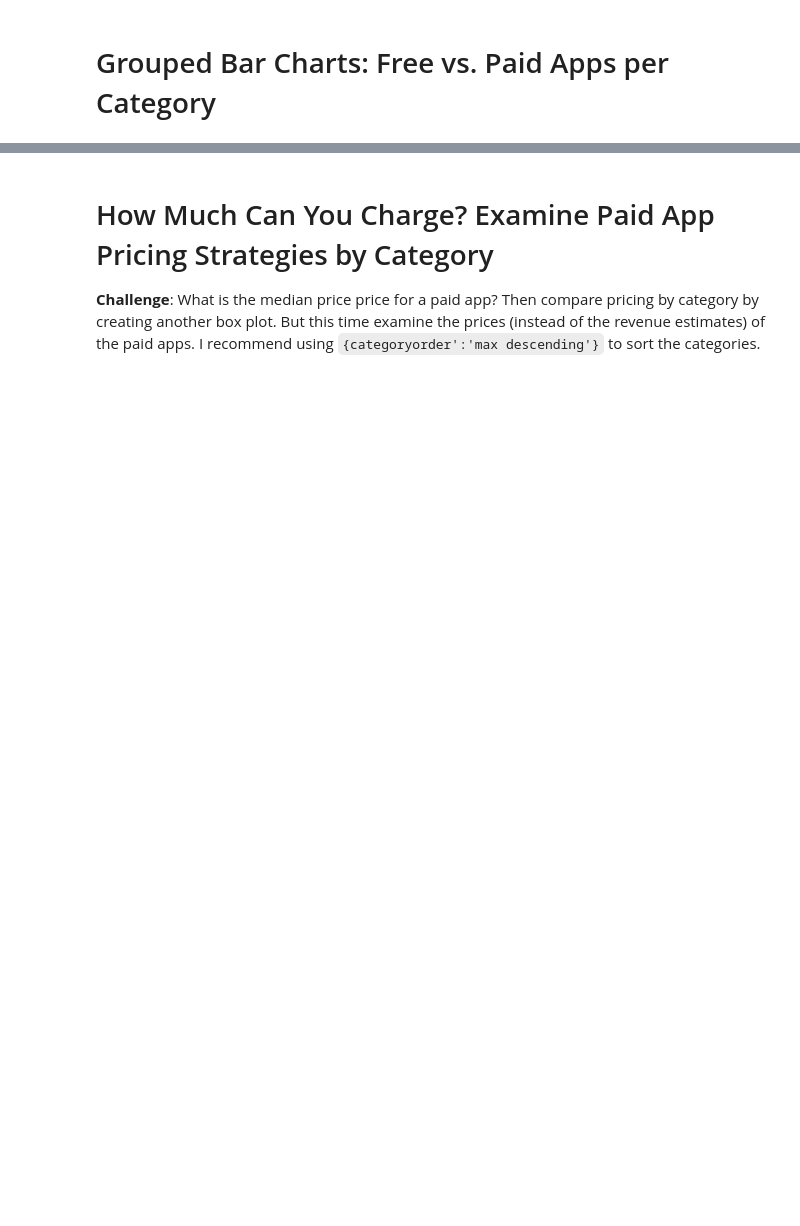
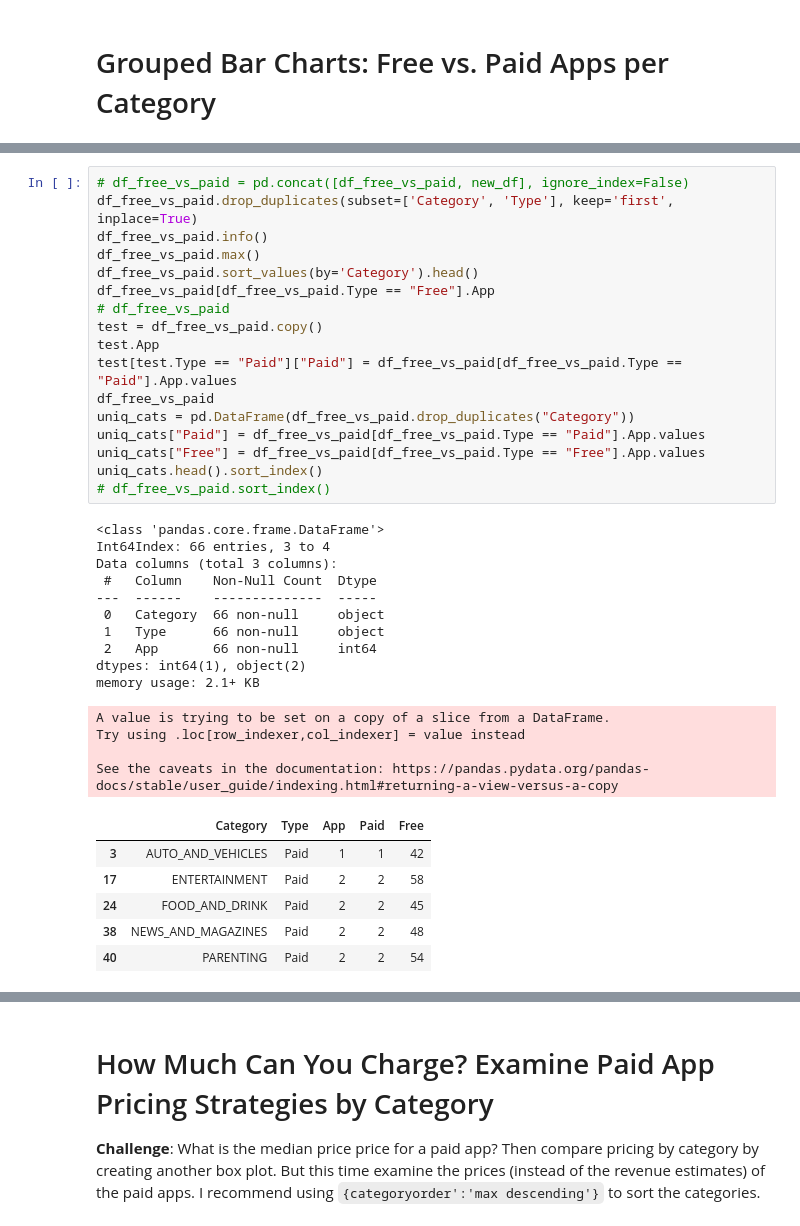
Before and after one commit to Taky0nDon/day76_plotly_datavis, a Jupyter notebook: Google Play Store App Analytics (start).ipynb, the cells around one changed output, grey strips where cells are left out. Cells and saved outputs as stored; diff of their text form; blank space fills up the shorter version.

Commit message:
working on displaying a grouped bar graph that shows the number of paid and free apps per category

```diff
--- a/Google Play Store App Analytics (start).ipynb
+++ b/Google Play Store App Analytics (start).ipynb
@@ -457,3 +426,41 @@ Try experimenting with the built in colour scales in Plotly. You can find a full
+# %%
+# df_free_vs_paid = pd.concat([df_free_vs_paid, new_df], ignore_index=False)
+df_free_vs_paid.drop_duplicates(subset=['Category', 'Type'], keep='first', inplace=True)
+df_free_vs_paid.info()
+df_free_vs_paid.max()
+df_free_vs_paid.sort_values(by='Category').head()
+df_free_vs_paid[df_free_vs_paid.Type == "Free"].App
+# df_free_vs_paid
+test = df_free_vs_paid.copy()
+test.App
+test[test.Type == "Paid"]["Paid"] = df_free_vs_paid[df_free_vs_paid.Type == "Paid"].App.values
+df_free_vs_paid
+uniq_cats = pd.DataFrame(df_free_vs_paid.drop_duplicates("Category"))
+uniq_cats["Paid"] = df_free_vs_paid[df_free_vs_paid.Type == "Paid"].App.values
+uniq_cats["Free"] = df_free_vs_paid[df_free_vs_paid.Type == "Free"].App.values
+uniq_cats.head().sort_index()
+# df_free_vs_paid.sort_index()
+# %% [output]
+<class 'pandas.core.frame.DataFrame'>
+Int64Index: 66 entries, 3 to 4
+Data columns (total 3 columns):
+ #   Column    Non-Null Count  Dtype
+---  ------    --------------  -----
+ 0   Category  66 non-null     object
+ 1   Type      66 non-null     object
+ 2   App       66 non-null     int64
+dtypes: int64(1), object(2)
+memory usage: 2.1+ KB
+A value is trying to be set on a copy of a slice from a DataFrame.
+Try using .loc[row_indexer,col_indexer] = value instead
+
+See the caveats in the documentation: https://pandas.pydata.org/pandas-docs/stable/user_guide/indexing.html#returning-a-view-versus-a-copy
+|  | Category | Type | App | Paid | Free |
+| 3 | AUTO_AND_VEHICLES | Paid | 1 | 1 | 42 |
+| 17 | ENTERTAINMENT | Paid | 2 | 2 | 58 |
+| 24 | FOOD_AND_DRINK | Paid | 2 | 2 | 45 |
+| 38 | NEWS_AND_MAGAZINES | Paid | 2 | 2 | 48 |
+| 40 | PARENTING | Paid | 2 | 2 | 54 |
 # %% [markdown]
 **Challenge**: Use the plotly express bar [chart examples](https://plotly.com/python/bar-charts/#bar-chart-with-sorted-or-ordered-categories) and the [.bar() API reference](https://plotly.com/python-api-reference/generated/plotly.express.bar.html#plotly.express.bar) to create this bar chart:
 
```
Also changed, not shown: parts of 13 cells of this notebook, 1 other file.
